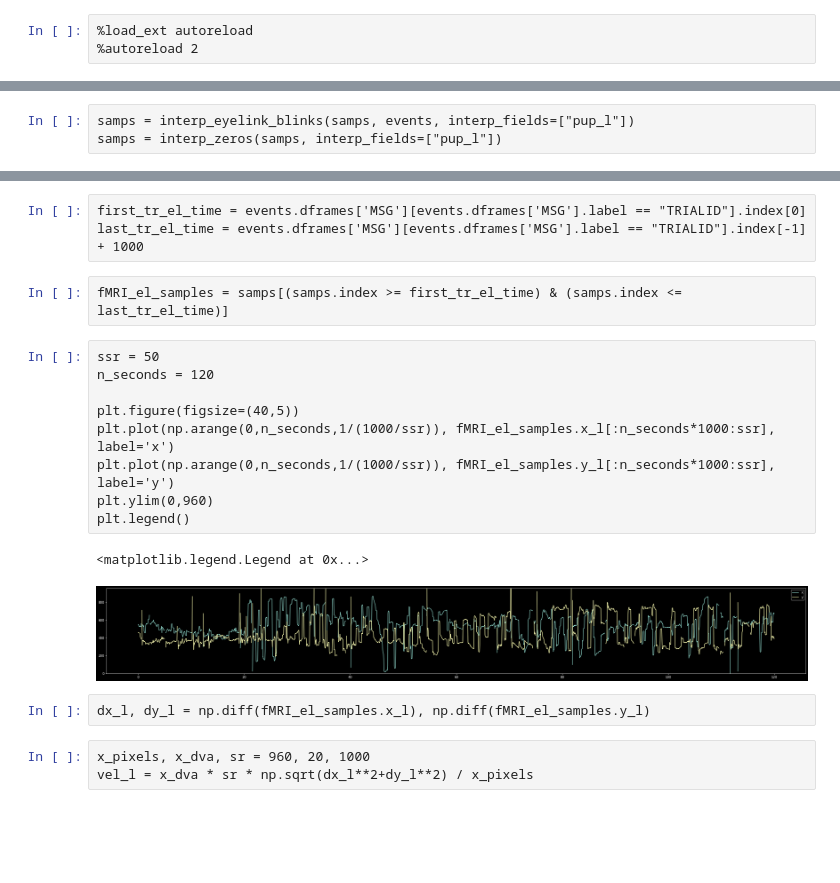
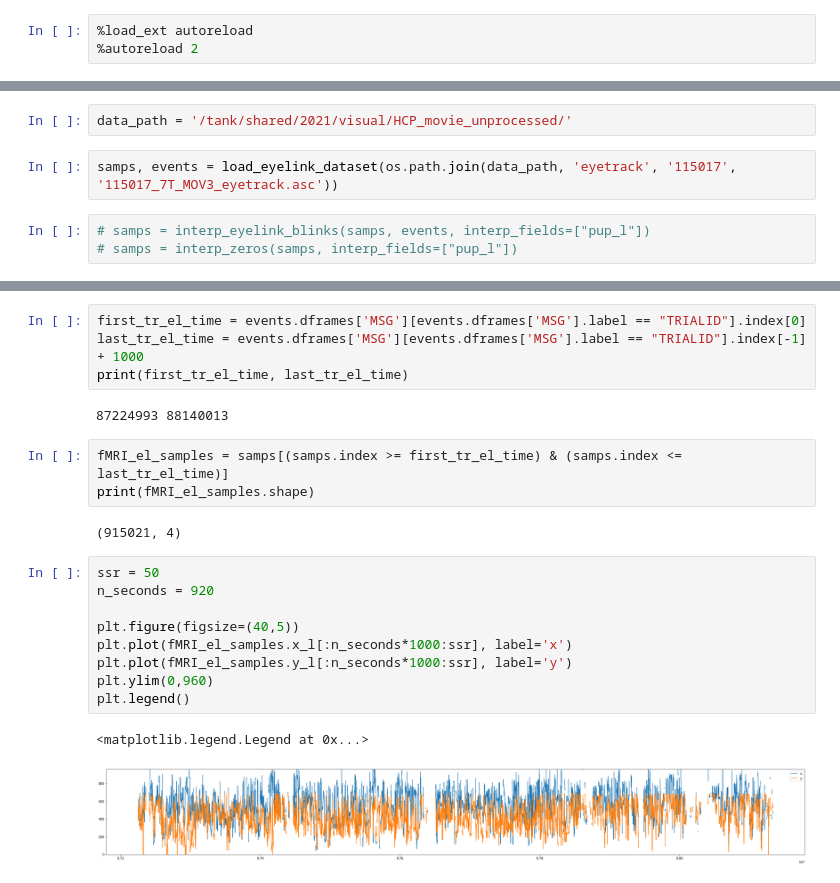
Before and after one commit to marcoaqil/hcp_movie_eyetracking, a Jupyter notebook: analysis/HCP_cili_import.ipynb, the cells around one changed output, grey strips where cells are left out. Drawn from its saved outputs; the diff is of its cells as text; blank space fills up the shorter version.

Commit message:
unpacking notebook done, reading data sort of works

```diff
--- a/analysis/HCP_cili_import.ipynb
+++ b/analysis/HCP_cili_import.ipynb
@@ -13,3 +12,7 @@ samps, events = load_eyelink_dataset("/Users/knapen/Downloads/100610/unprocessed
+# %%
+data_path = '/tank/shared/2021/visual/HCP_movie_unprocessed/'
+# %%
+samps, events = load_eyelink_dataset(os.path.join(data_path, 'eyetrack', '115017', '115017_7T_MOV3_eyetrack.asc'))
 # %%
-samps = interp_eyelink_blinks(samps, events, interp_fields=["pup_l"])
-samps = interp_zeros(samps, interp_fields=["pup_l"])
+# samps = interp_eyelink_blinks(samps, events, interp_fields=["pup_l"])
+# samps = interp_zeros(samps, interp_fields=["pup_l"])
@@ -18,22 +35,23 @@ KeyboardInterrupt:
 # %%
 first_tr_el_time = events.dframes['MSG'][events.dframes['MSG'].label == "TRIALID"].index[0]
 last_tr_el_time = events.dframes['MSG'][events.dframes['MSG'].label == "TRIALID"].index[-1] + 1000
+print(first_tr_el_time, last_tr_el_time)
+# %% [output]
+87224993 88140013
 # %%
 fMRI_el_samples = samps[(samps.index >= first_tr_el_time) & (samps.index <= last_tr_el_time)]
+print(fMRI_el_samples.shape)
+# %% [output]
+(915021, 4)
 # %%
 ssr = 50
-n_seconds = 120
+n_seconds = 920
 
 plt.figure(figsize=(40,5))
-plt.plot(np.arange(0,n_seconds,1/(1000/ssr)), fMRI_el_samples.x_l[:n_seconds*1000:ssr], label='x')
-plt.plot(np.arange(0,n_seconds,1/(1000/ssr)), fMRI_el_samples.y_l[:n_seconds*1000:ssr], label='y')
+plt.plot(fMRI_el_samples.x_l[:n_seconds*1000:ssr], label='x')
+plt.plot(fMRI_el_samples.y_l[:n_seconds*1000:ssr], label='y')
 plt.ylim(0,960)
 plt.legend()
 # %% [output]
 <matplotlib.legend.Legend at 0x...>
-[figure, old version]
+[figure, new version]
-# %%
-dx_l, dy_l = np.diff(fMRI_el_samples.x_l), np.diff(fMRI_el_samples.y_l)
-# %%
-x_pixels, x_dva, sr = 960, 20, 1000
-vel_l = x_dva * sr * np.sqrt(dx_l**2+dy_l**2) / x_pixels
```
Also changed, not shown: parts of 6 cells of this notebook, 1 other file.
